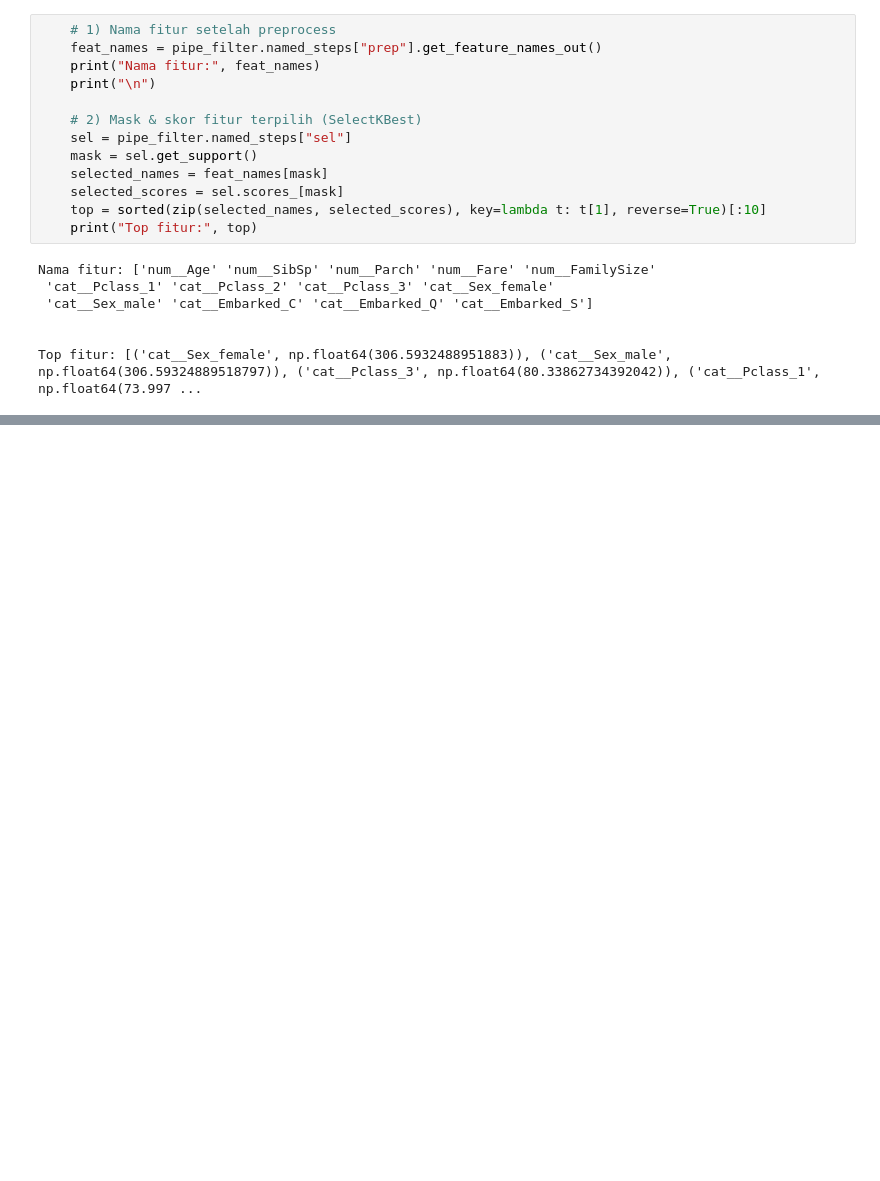
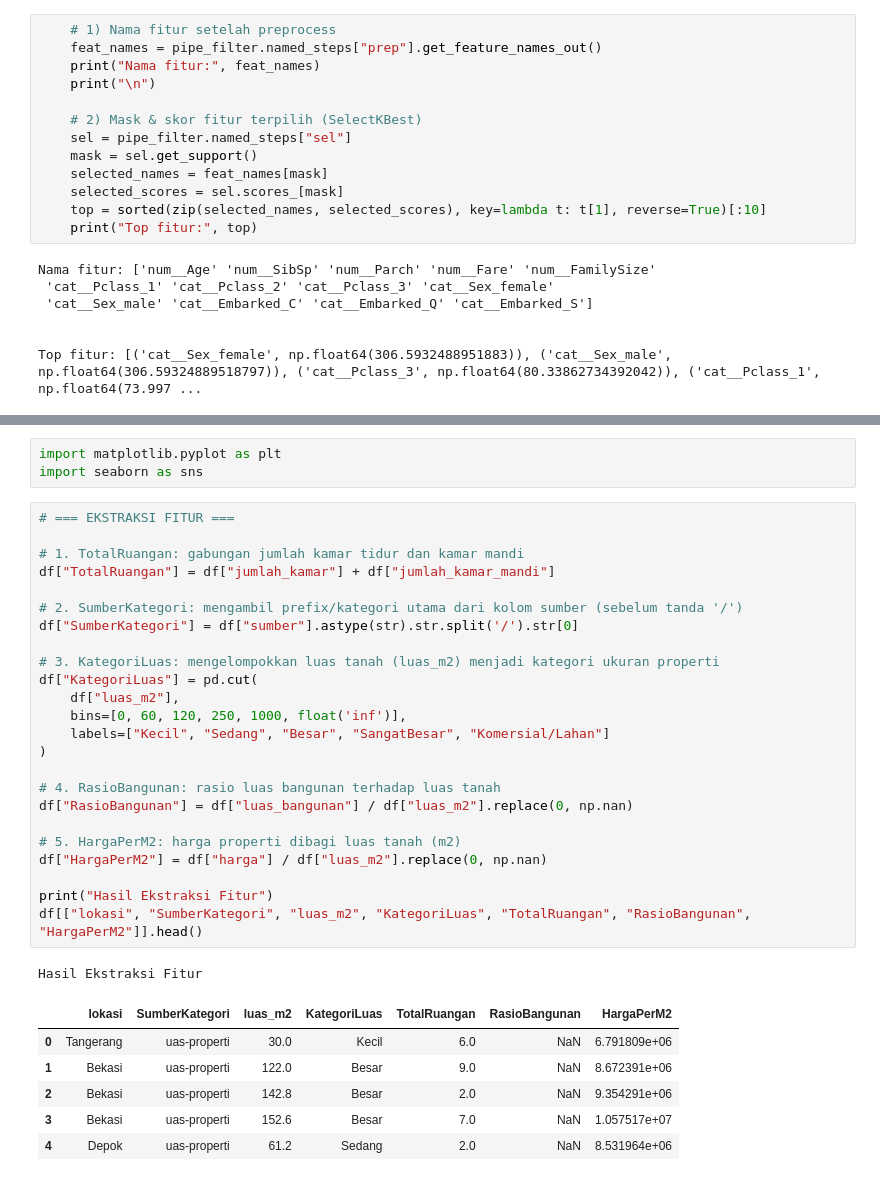
Before and after one commit to m1Febriansyah/244107020199-ML-12, a Jupyter notebook: JS03_Praktikum01.ipynb, the cells around one changed output, grey strips where cells are left out. Saved outputs shown, nothing was run; the diff lists cells and outputs as text; blank space fills up the shorter version.

```diff
--- a/JS03_Praktikum01.ipynb
+++ b/JS03_Praktikum01.ipynb
@@ -105,0 +191,35 @@ Top fitur: [('cat__Sex_female', np.float64(306.5932488951883)), ('cat__Sex_male'
+# %%
+import matplotlib.pyplot as plt
+import seaborn as sns
+# %%
+# === EKSTRAKSI FITUR ===
+
+# 1. TotalRuangan: gabungan jumlah kamar tidur dan kamar mandi
+df["TotalRuangan"] = df["jumlah_kamar"] + df["jumlah_kamar_mandi"]
+
+# 2. SumberKategori: mengambil prefix/kategori utama dari kolom sumber (sebelum tanda '/')
+df["SumberKategori"] = df["sumber"].astype(str).str.split('/').str[0]
+
+# 3. KategoriLuas: mengelompokkan luas tanah (luas_m2) menjadi kategori ukuran properti
+df["KategoriLuas"] = pd.cut(
+    df["luas_m2"],
+    bins=[0, 60, 120, 250, 1000, float('inf')],
+    labels=["Kecil", "Sedang", "Besar", "SangatBesar", "Komersial/Lahan"]
+)
+
+# 4. RasioBangunan: rasio luas bangunan terhadap luas tanah
+df["RasioBangunan"] = df["luas_bangunan"] / df["luas_m2"].replace(0, np.nan)
+
+# 5. HargaPerM2: harga properti dibagi luas tanah (m2)
+df["HargaPerM2"] = df["harga"] / df["luas_m2"].replace(0, np.nan)
+
+print("Hasil Ekstraksi Fitur")
+df[["lokasi", "SumberKategori", "luas_m2", "KategoriLuas", "TotalRuangan", "RasioBangunan", "HargaPerM2"]].head()
+# %% [output]
+Hasil Ekstraksi Fitur
+|  | lokasi | SumberKategori | luas_m2 | KategoriLuas | TotalRuangan | RasioBangunan | HargaPerM2 |
+| 0 | Tangerang | uas-properti | 30.0 | Kecil | 6.0 | NaN | 6.791809e+06 |
+| 1 | Bekasi | uas-properti | 122.0 | Besar | 9.0 | NaN | 8.672391e+06 |
+| 2 | Bekasi | uas-properti | 142.8 | Besar | 2.0 | NaN | 9.354291e+06 |
+| 3 | Bekasi | uas-properti | 152.6 | Besar | 7.0 | NaN | 1.057517e+07 |
+| 4 | Depok | uas-properti | 61.2 | Sedang | 2.0 | NaN | 8.531964e+06 |
```
Also changed, not shown: parts of 6 cells of this notebook.
